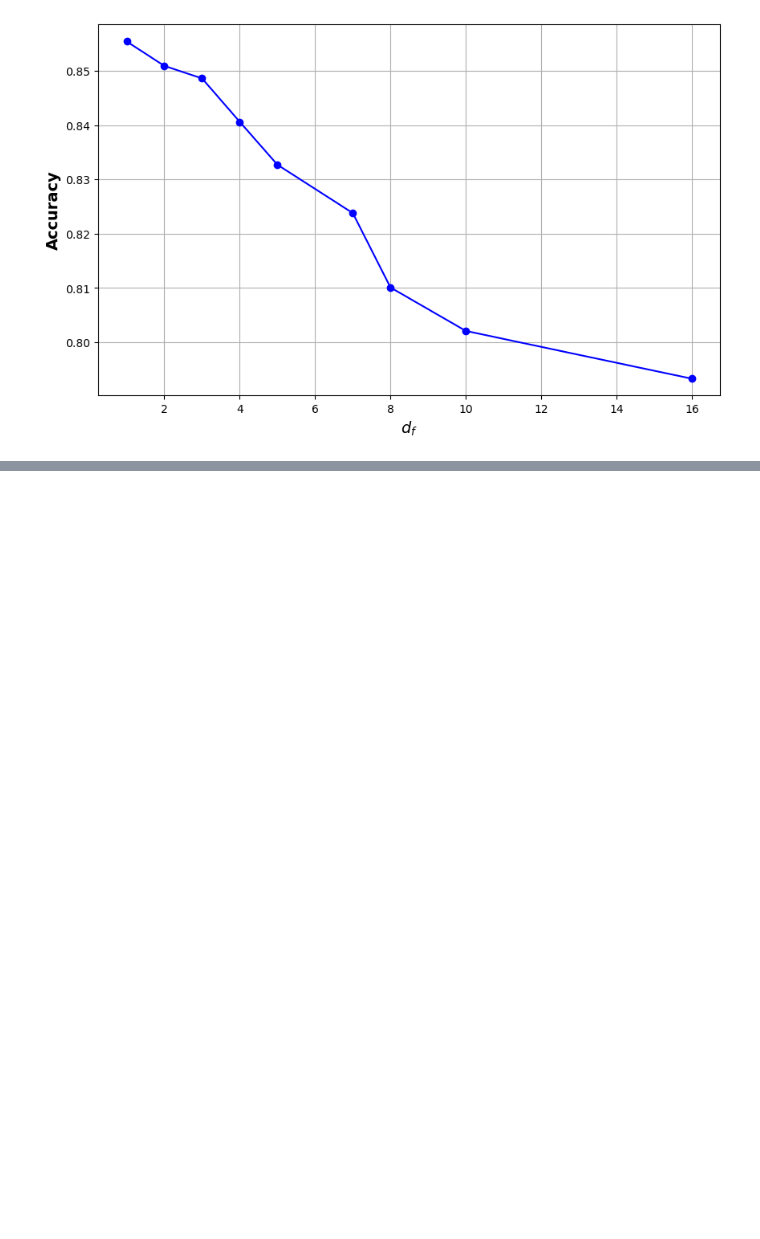
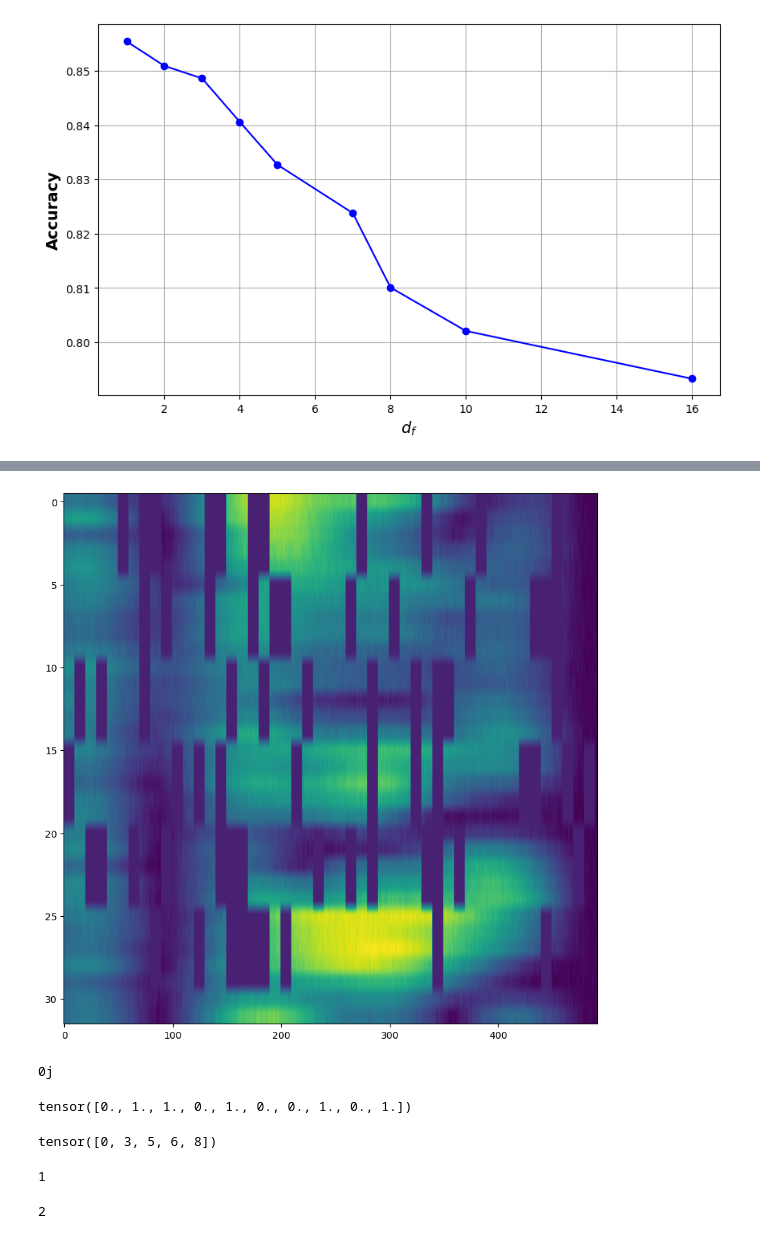
Before and after one commit to NetanelBlumenfeld/Radar-Sr-Classifer, a Jupyter notebook: python/gestures/notebooks/results.ipynb, the cells around one changed output, grey strips where cells are left out. Saved outputs shown, nothing was run; the diff lists cells and outputs as text; code cells hidden in the pictures; blank space fills up the shorter version.

```diff
--- a/python/gestures/notebooks/results.ipynb
+++ b/python/gestures/notebooks/results.ipynb
@@ -419,0 +315,25 @@ plt.show()
+# %%
+plot_abs(new_imgs[0,0])
+# %% [output]
+[figure, added]
+# %%
+np.sum(new_imgs[0,0].numpy() - hr[0,0].numpy())
+# %% [output]
+0j
+# %%
+a = torch.bernoulli(torch.full((1,10), 0.5)).squeeze()
+a
+# %% [output]
+tensor([0., 1., 1., 0., 1., 0., 0., 1., 0., 1.])
+# %%
+torch.nonzero(a == 0, as_tuple=False).squeeze()
+# %% [output]
+tensor([0, 3, 5, 6, 8])
+# %%
+5//3
+# %% [output]
+1
+# %%
+5 - 3
+# %% [output]
+2
```
Also changed, not shown: parts of 12 cells of this notebook, 5 other files.
